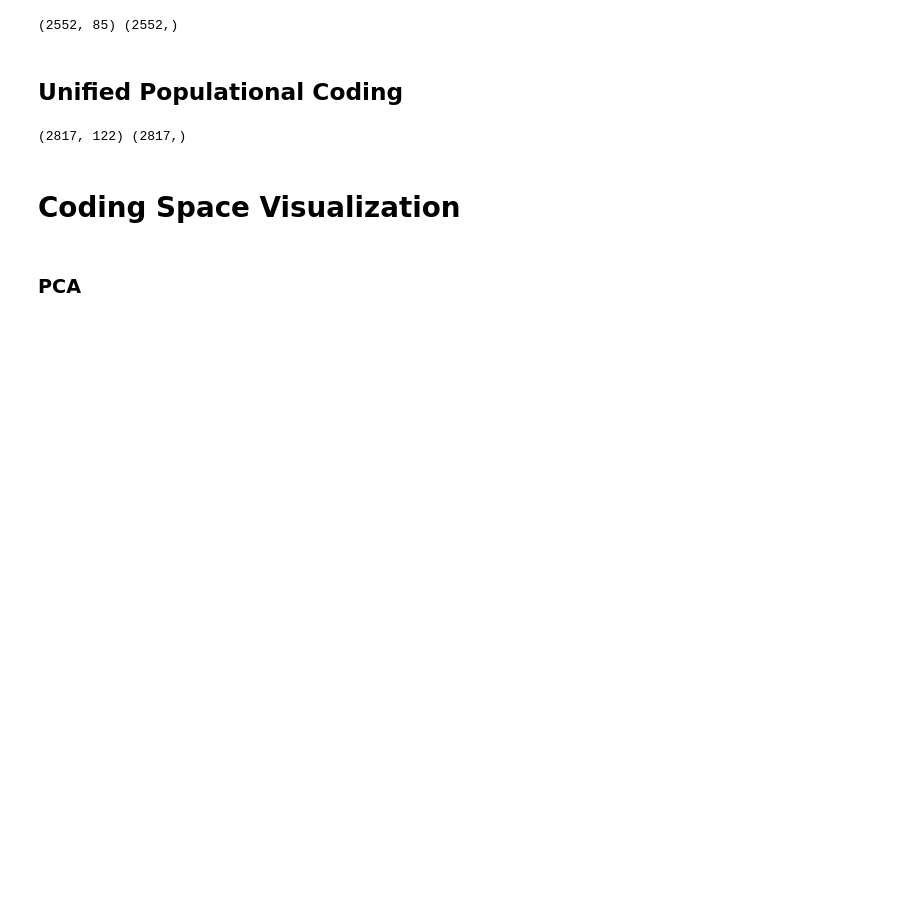
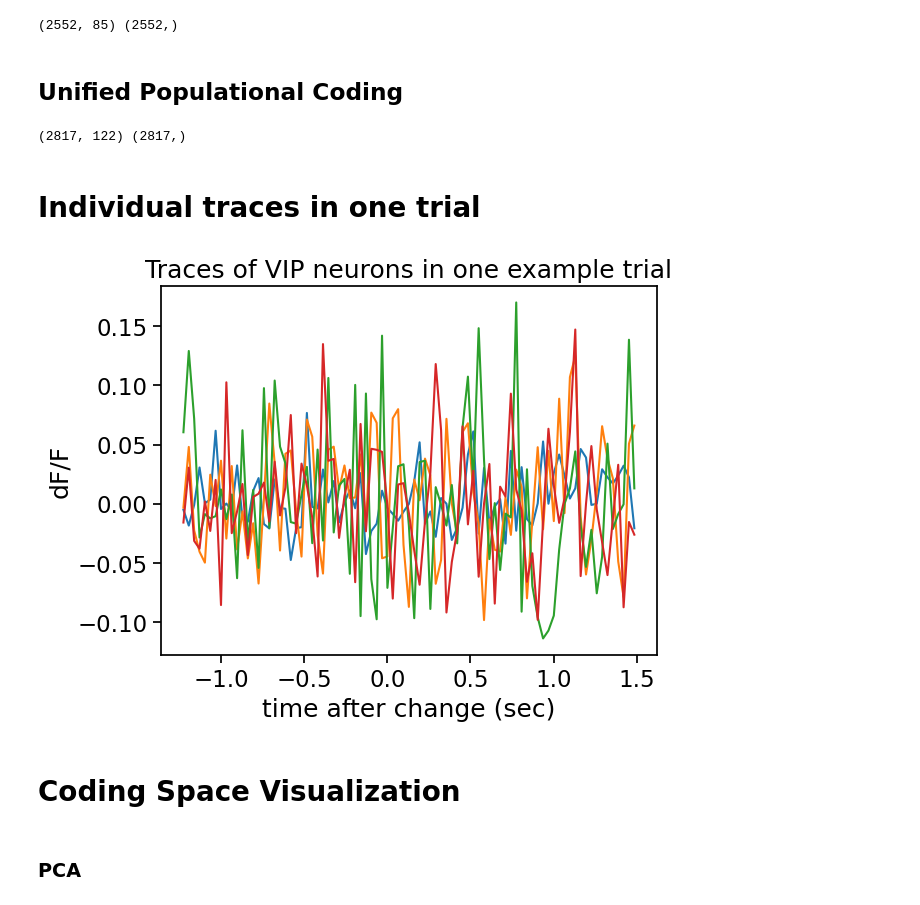
Before and after one commit to RiverGao/NMA_Proj_1, a Jupyter notebook: load_Allen_Visual_Behavior_from_pre_processed_file_changjiang.ipynb, the cells around one changed output. Cells and saved outputs as stored; diff of their text form; code cells hidden in the pictures; blank space fills up the shorter version.

```diff
--- a/load_Allen_Visual_Behavior_from_pre_processed_file_changjiang.ipynb
+++ b/load_Allen_Visual_Behavior_from_pre_processed_file_changjiang.ipynb
@@ -222,7 +222,7 @@ there are 122 VIP cells
 # Decide Cell Type
 # %%
 coding_cell = 'VIP'
-coding_omitted = True
+coding_omitted = False
 # %% [markdown]
 # Coding Methods
 1. Extract no-change and no-omission sessions
@@ -464,6 +464,28 @@ X, y = unipop_coding(data, coding_cell)
 print(X.shape, y.shape)
 # %% [output]
 (2817, 122) (2817,)
+# %% [markdown]
+# Individual traces in one trial
+# %%
+selected_sessions = select_sessions(data, coding_cell)
+
+session_id = selected_sessions.ophys_session_id.unique()[5]
+session_data = selected_sessions[selected_sessions['ophys_session_id'] == session_id]
+timestamps = session_data.trace_timestamps.values[0]
+
+trial_id = session_data.stimulus_presentations_id.unique()[9]
+trial_data = session_data[session_data.stimulus_presentations_id == trial_id]
+
+for cell_id in trial_data.cell_specimen_id.unique():
+  trace = trial_data[trial_data.cell_specimen_id == cell_id].trace.values[0]
+  plt.plot(timestamps, trace, label=cell_id)
+
+plt.title(f'Traces of {coding_cell} neurons in one example trial')
+plt.xlabel('time after change (sec)')
+plt.ylabel('dF/F')
+plt.show()
+# %% [output]
+[figure, added]
 # %% [markdown]
 # Coding Space Visualization
 # %% [markdown]
```
Also changed, not shown: parts of 1 cell of this notebook.
